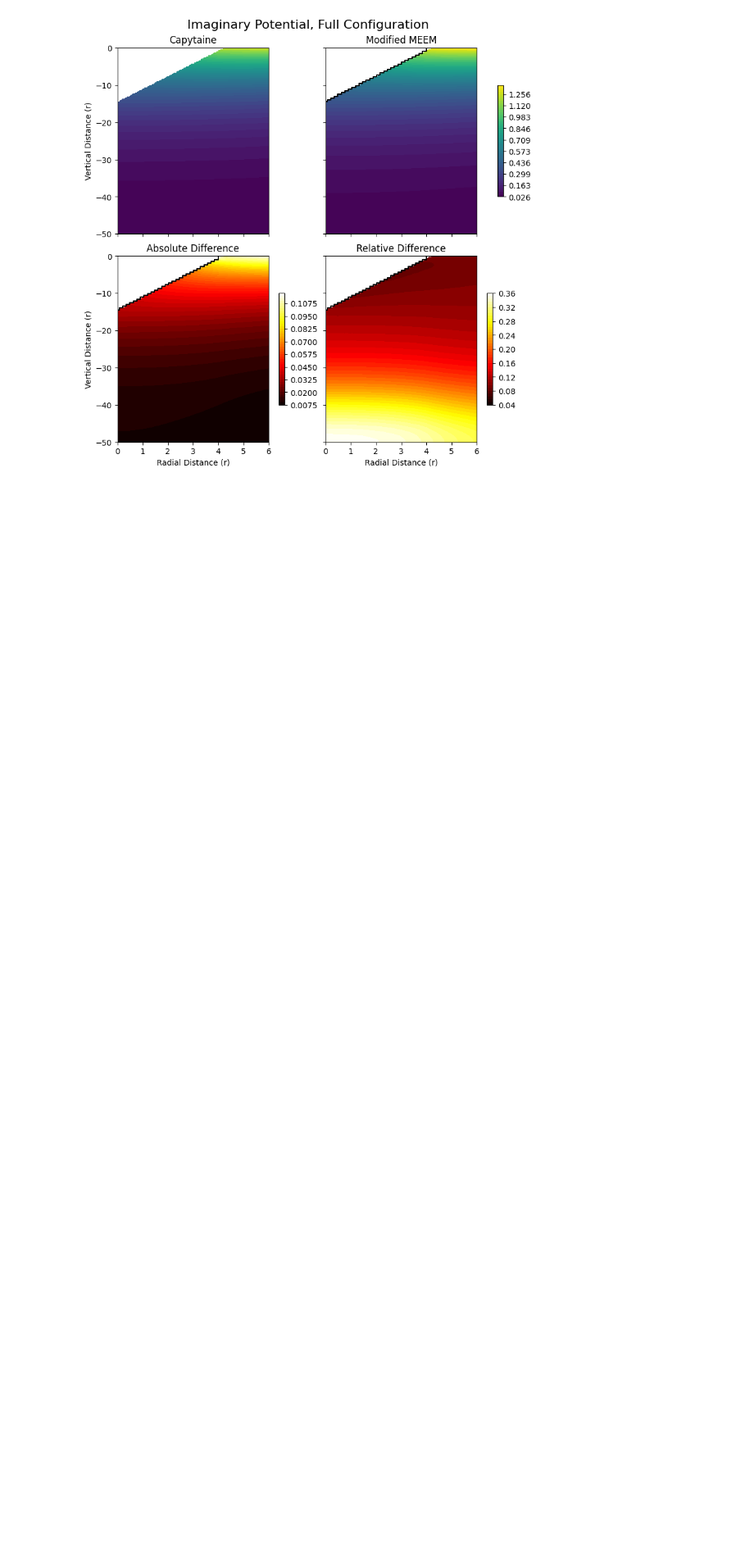
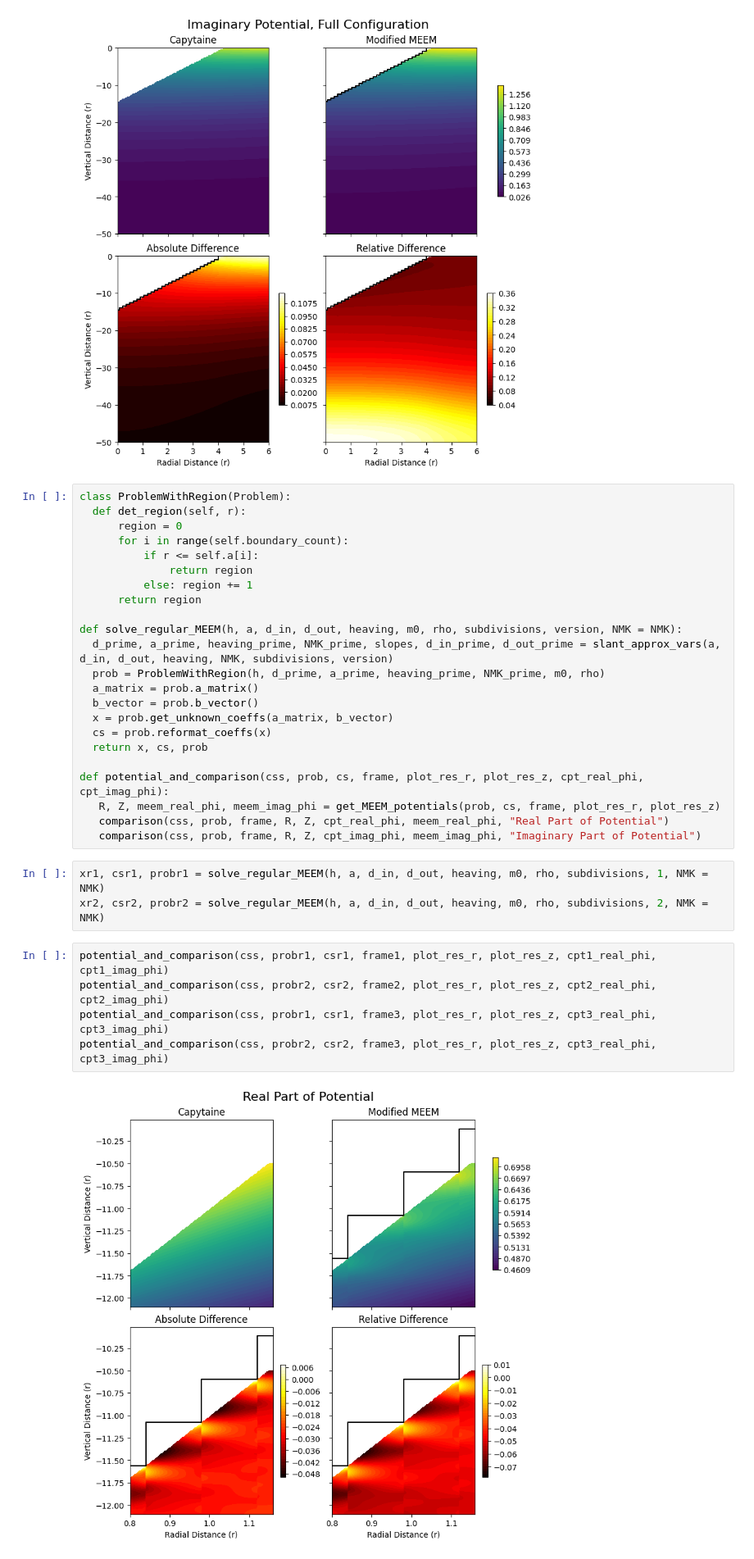
Before and after one commit to symbiotic-engineering/OpenFLASH, a Jupyter notebook: dev/python/slants/a-matrix-b-vector-changes/potential-comparison.ipynb, the cells around one changed output. Shown at 82% size. Cells and saved outputs as stored; diff of their text form; blank space fills up the shorter version.

Commit message:
Added regular MEEM potential visualization alongside the modified MEEM slant potential visuals

```diff
--- a/dev/python/slants/a-matrix-b-vector-changes/potential-comparison.ipynb
+++ b/dev/python/slants/a-matrix-b-vector-changes/potential-comparison.ipynb
@@ -216,3 +222,36 @@ comparison(css, prob2, frame3, R3, Z3, cpt3_real_phi, mod23_real_phi, "Real Pote
 comparison(css, prob2, frame3, R3, Z3, cpt3_imag_phi, mod23_imag_phi, "Imaginary Potential, Full Configuration")
 # %% [output]
 [figure]
+# %%
+class ProblemWithRegion(Problem):
+  def det_region(self, r):
+      region = 0
+      for i in range(self.boundary_count):
+          if r <= self.a[i]:
+              return region
+          else: region += 1
+      return region
+
+def solve_regular_MEEM(h, a, d_in, d_out, heaving, m0, rho, subdivisions, version, NMK = NMK):
+  d_prime, a_prime, heaving_prime, NMK_prime, slopes, d_in_prime, d_out_prime = slant_approx_vars(a, d_in, d_out, heaving, NMK, subdivisions, version)
+  prob = ProblemWithRegion(h, d_prime, a_prime, heaving_prime, NMK_prime, m0, rho)
+  a_matrix = prob.a_matrix()
+  b_vector = prob.b_vector()
+  x = prob.get_unknown_coeffs(a_matrix, b_vector)
+  cs = prob.reformat_coeffs(x)
+  return x, cs, prob
+
+def potential_and_comparison(css, prob, cs, frame, plot_res_r, plot_res_z, cpt_real_phi, cpt_imag_phi):
+   R, Z, meem_real_phi, meem_imag_phi = get_MEEM_potentials(prob, cs, frame, plot_res_r, plot_res_z)
+   comparison(css, prob, frame, R, Z, cpt_real_phi, meem_real_phi, "Real Part of Potential")
+   comparison(css, prob, frame, R, Z, cpt_imag_phi, meem_imag_phi, "Imaginary Part of Potential")
+# %%
+xr1, csr1, probr1 = solve_regular_MEEM(h, a, d_in, d_out, heaving, m0, rho, subdivisions, 1, NMK = NMK)
+xr2, csr2, probr2 = solve_regular_MEEM(h, a, d_in, d_out, heaving, m0, rho, subdivisions, 2, NMK = NMK)
+# %%
+potential_and_comparison(css, probr1, csr1, frame1, plot_res_r, plot_res_z, cpt1_real_phi, cpt1_imag_phi)
+potential_and_comparison(css, probr2, csr2, frame2, plot_res_r, plot_res_z, cpt2_real_phi, cpt2_imag_phi)
+potential_and_comparison(css, probr1, csr1, frame3, plot_res_r, plot_res_z, cpt3_real_phi, cpt3_imag_phi)
+potential_and_comparison(css, probr2, csr2, frame3, plot_res_r, plot_res_z, cpt3_real_phi, cpt3_imag_phi)
+# %% [output]
+[figure, added]
```
Also changed, not shown: parts of 5 cells of this notebook.
